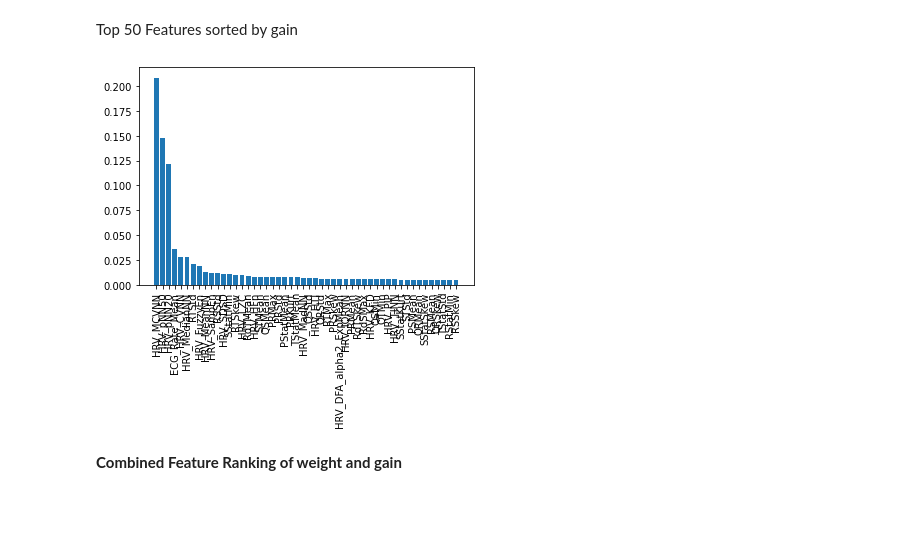
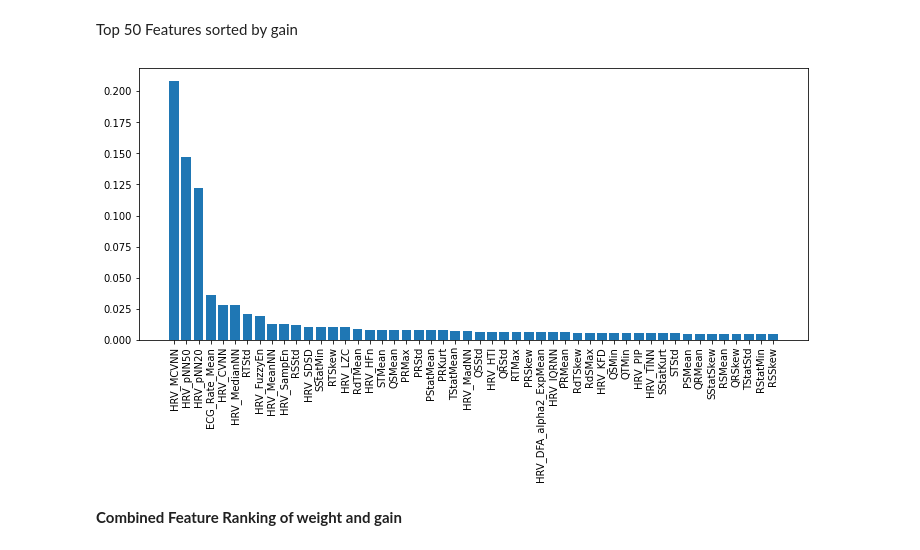
Before and after one commit to loewe2/die-sonderposten, a Jupyter notebook: xgbfeatures.ipynb, the cells around one changed output. Drawn from its saved outputs; the diff is of its cells as text; code cells hidden in the pictures; blank space fills up the shorter version.

```diff
--- a/xgbfeatures.ipynb
+++ b/xgbfeatures.ipynb
@@ -62,16 +62,17 @@ Top 50 Features sorted by gain
 # %%
 features = model.feature_importances_
 featnames = model.feature_names_in_
 sortednames = [x for _, x in sorted(zip(features, featnames))]
 sortedfeat = sorted(features)
 sortedfeat.reverse()
 sortednames.reverse()
 
+plt.figure(figsize=(12,5))
 plt.bar(sortednames[0:50], sortedfeat[0:50])
 plt.xticks(rotation='vertical')
 plt.show()
 # %% [output]
-[figure, old version]
+[figure, new version]
 # %% [markdown]
 **Combined Feature Ranking of weight and gain**
 # %% [markdown]
```
